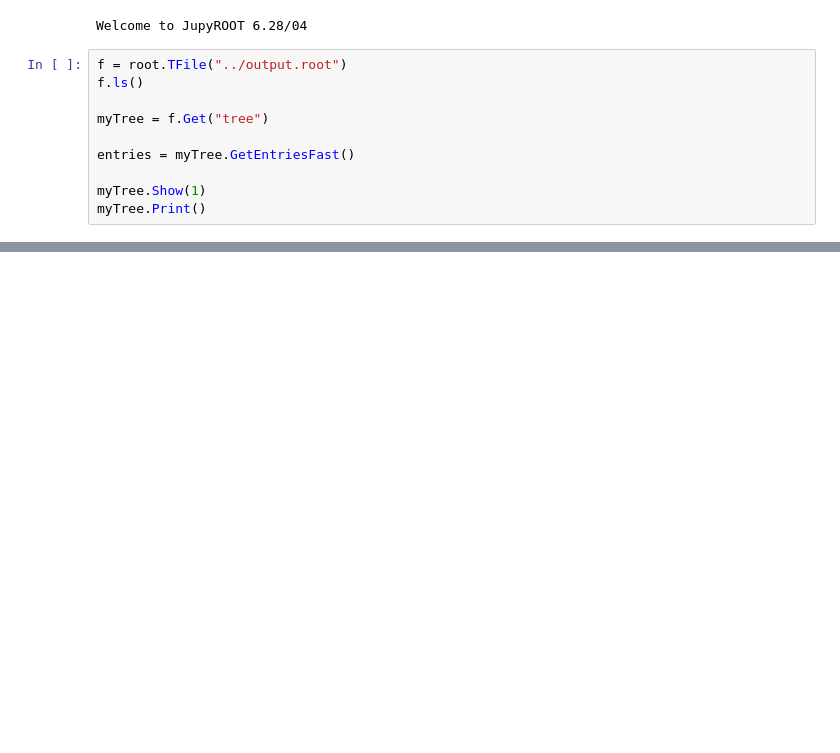
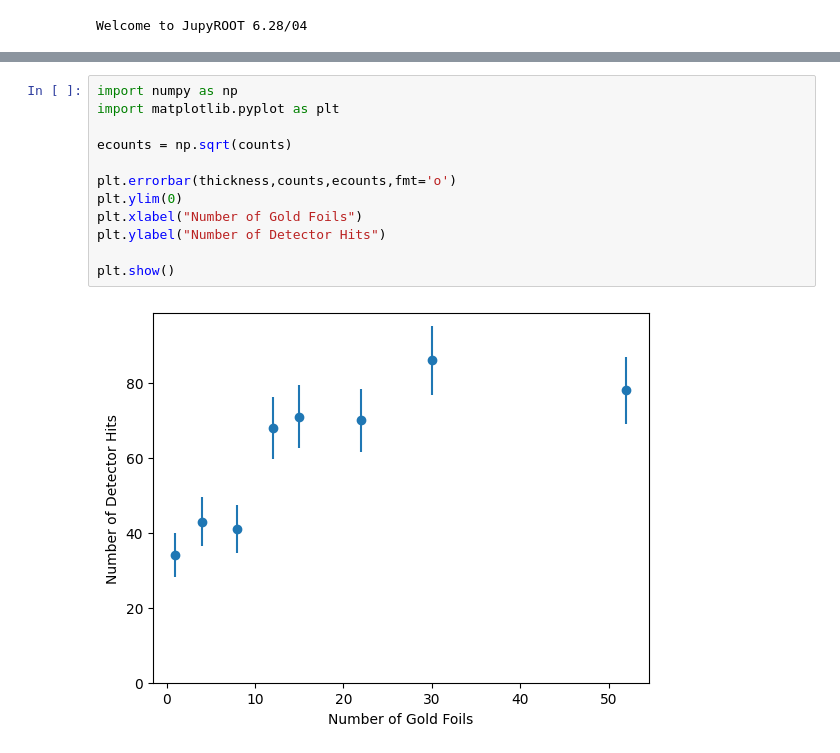
Before and after one commit to brash99/Rutherford, a Jupyter notebook: analysis/Analyse_Generator.ipynb, the cells around one changed output, grey strips where cells are left out. Saved outputs shown, nothing was run; the diff lists cells and outputs as text; blank space fills up the shorter version.

```diff
--- a/analysis/Analyse_Generator.ipynb
+++ b/analysis/Analyse_Generator.ipynb
@@ -6,13 +6,3 @@ import pandas as pd
 import random
 # %% [output]
 Welcome to JupyROOT 6.28/04
-# %%
-f = root.TFile("../output.root")
-f.ls()
-
-myTree = f.Get("tree")
-
-entries = myTree.GetEntriesFast()
-
-myTree.Show(1)
-myTree.Print()
@@ -114,0 +101,14 @@ Info in <TCanvas::Print>: pdf file basic_plots.pdf has been created
+# %%
+import numpy as np
+import matplotlib.pyplot as plt
+
+ecounts = np.sqrt(counts)
+
+plt.errorbar(thickness,counts,ecounts,fmt='o')
+plt.ylim(0)
+plt.xlabel("Number of Gold Foils")
+plt.ylabel("Number of Detector Hits")
+
+plt.show()
+# %% [output]
+[figure, added]
```
Also changed, not shown: parts of 5 cells of this notebook, 5 other files.
